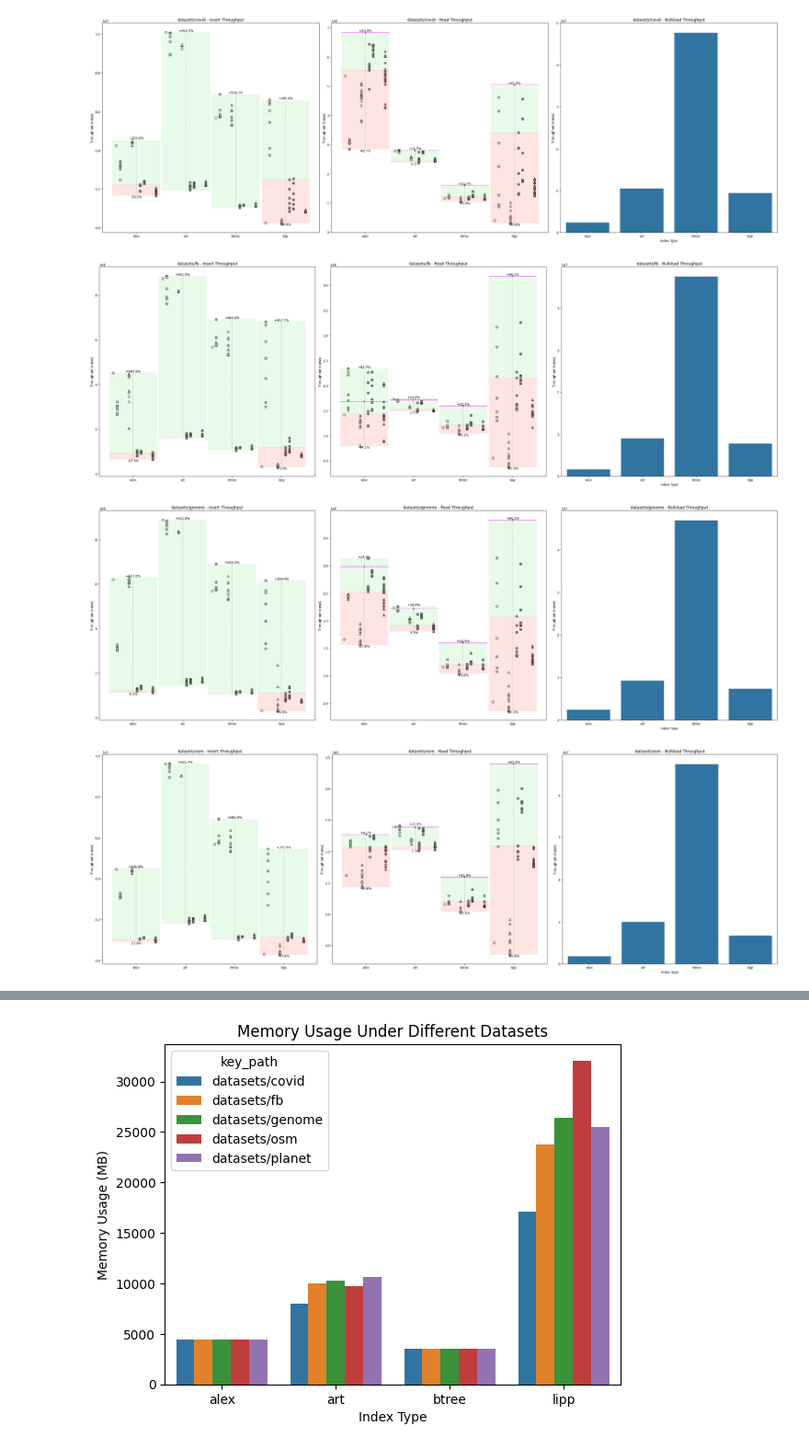
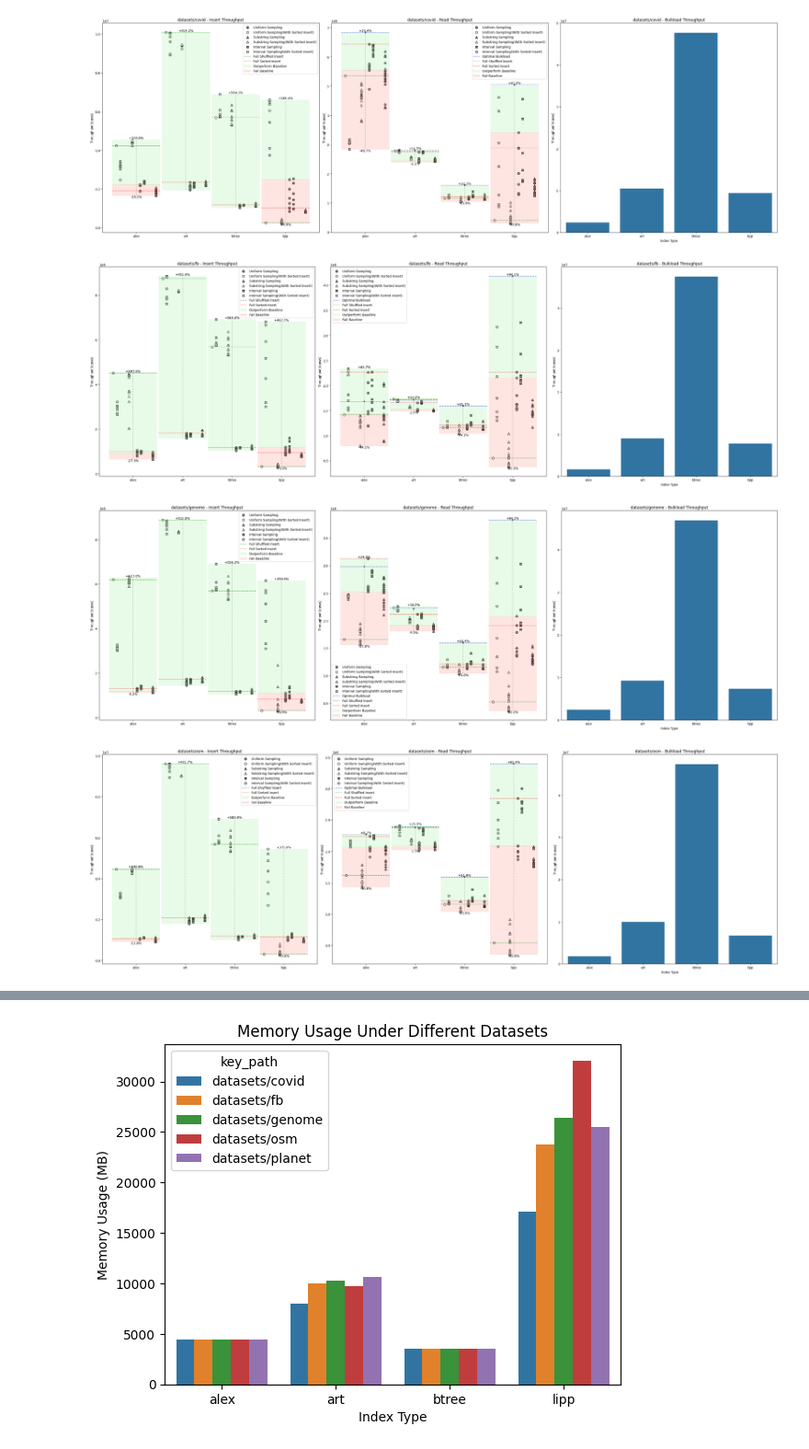
Before and after one commit to cds-ruc/RoBin, a Jupyter notebook: script/scatter.ipynb, the cells around one changed output, grey strips where cells are left out. Shown at 92% size. Cells and saved outputs as stored; diff of their text form; code cells hidden in the pictures.

```diff
--- a/script/scatter.ipynb
+++ b/script/scatter.ipynb
@@ -100,6 +100,7 @@ def get_scatter_style(row):
     if(row['test_suite'] in sorted_insert_suites):
         offset -= 6*gap_size
         # linestyle = ':'
+        label += '(With Sorted Insert)'
         color = 'white'
 
 
@@ -115,14 +116,18 @@ for dataset in datasets:
     df_bulkload = df_dataset[df_dataset['test_suite'] == 9999]
     df_other = df_dataset[df_dataset['test_suite'] != 9999]
 
-    # 得到insert_baseline
-    insert_baseline = df_dataset[(df_dataset['test_suite'] == 99) & (df_dataset['init_table_size'] == 100000000)]
+    # 得到baseline
+    baseline = df_dataset[(df_dataset['test_suite'] == 99) & (df_dataset['init_table_size'] == 100000000)]
+    full_shuffled = df_dataset[(df_dataset['test_suite'] == 999999) & (df_dataset['init_table_size'] == 0)]
+    full_sorted = df_dataset[(df_dataset['test_suite'] ==  99999) & (df_dataset['init_table_size'] == 0)]
     # 得到insert throughput的上界和下界
     insert_throughput_bounds = df_other.groupby('index_type')['insert_throughput_avg'].agg(['min', 'max'])# 这里得是df_other，避免bulkload的吞吐量对上下界的影响
 
-    # 得到read_baseline
-    read_baseline = df_dataset[(df_dataset['test_suite'] == 99) & (df_dataset['init_table_size'] == 100000000)]
+    # 得到baseline
+    # baseline = df_dataset[(df_dataset['test_suite'] == 99) & (df_dataset['init_table_size'] == 100000000)]
     read_optimal = df_dataset[df_dataset['test_suite'] == 9999]
+    # full_shuffled = df_dataset[(df_dataset['test_suite'] == 999999) & (df_dataset['init_table_size'] == 0)]
+    # full_shuffled = df_dataset[(df_dataset['test_suite'] ==  99999) & (df_dataset['init_table_size'] == 0)]
     # 得到read throughput的上界和下界
     read_throughput_bounds = df_dataset.groupby('index_type')['read_throughput_avg'].agg(['min', 'max'])
 
@@ -133,7 +138,7 @@ for dataset in datasets:
     # insert throughput scatter plot
     for i, row in df_other.iterrows():
         color, marker, linestyle,label, size, offset = get_scatter_style(row)
-        axs[0].scatter(index_type_to_num[row['index_type']] + offset, row['insert_throughput_avg'],label=label, color=color, s=size, marker=marker, linestyle=linestyle, edgecolors='black')
+        axs[0].scatter(index_type_to_num[row['index_type']] + offset, row['insert_throughput_avg'], color=color,label=label, s=size, marker=marker, linestyle=linestyle, edgecolors='black')
 
 
     axs[0].set_title(f'{dataset} - Insert Throughput')
@@ -143,35 +148,47 @@ for dataset in datasets:
     # axs[0].legend()
 
     # insert baseline
-    # for i in range(len(insert_baseline)):
-    #     baseline_throughput = insert_baseline['insert_throughput_avg'].values[i]
-    #     axs[0].plot([i - gap_size*6, i + gap_size*6], [baseline_throughput, baseline_throughput], color='r', linestyle='--')
+    for i in range(len(baseline)):
+        baseline_throughput = baseline['insert_throughput_avg'].values[i]
+        full_shuffled_throughput = full_shuffled['insert_throughput_avg'].values[i]
+        full_sorted_throughput = full_sorted['insert_throughput_avg'].values[i]
+        # axs[0].plot([i - gap_size*6, i + gap_size*6], [baseline_throughput, baseline_throughput], color='r', linestyle='--')
+        axs[0].plot([i - gap_size*6, i + gap_size*6], [full_shuffled_throughput, full_shuffled_throughput],label='Full Shuffled Insert', color='green', linestyle='--', alpha=0.5)
+        axs[0].plot([i - gap_size*6, i + gap_size*6], [full_sorted_throughput, full_sorted_throughput],label='Full Sorted Insert', color='red', linestyle='--', alpha=0.5)
 
     # 在scatterplot上添加一个填充的区域，表示吞吐量的上界和下界
     for i, (index_type, bounds) in enumerate(insert_throughput_bounds.iterrows()):
-        baseline_throughput = insert_baseline['insert_throughput_avg'].values[i]
+        baseline_throughput = baseline['insert_throughput_avg'].values[i]
         # 如果上界大于baseline，则填充浅绿色
         if bounds['max'] > baseline_throughput:
-            axs[0].fill_between([i - gap_size*6, i + gap_size*6], baseline_throughput, bounds['max'], color='lightgreen', alpha=0.2)
+            axs[0].fill_between([i - gap_size*6, i + gap_size*6], baseline_throughput, bounds['max'], label='Outperform Baseline', color='lightgreen', alpha=0.2)
             # 计算正百分比
             positive_percentage = (bounds['max'] - baseline_throughput) / baseline_throughput * 100
             # 在合适的位置添加文本
             axs[0].text(i, bounds['max'], f'+{positive_percentage:.1f}%', ha='center', va='bottom')
         # 如果下界小于baseline，则填充浅红色
         if bounds['min'] < baseline_throughput:
-            axs[0].fill_between([i - gap_size*6, i + gap_size*6], bounds['min'], baseline_throughput, color='salmon', alpha=0.2)
+            axs[0].fill_between([i - gap_size*6, i + gap_size*6], bounds['min'], baseline_throughput, label='Fail Baseline', color='salmon', alpha=0.2)
             # 计算负百分比
             negative_percentage = (bounds['min'] - baseline_throughput) / baseline_throughput * 100
             # 在合适的位置添加文本
             axs[0].text(i, bounds['min'], f'{negative_percentage:.1f}%', ha='center', va='top')
         # 区域内补充一条居中垂直的虚线，用来区分两块区域
         axs[0].plot([i, i], [insert_throughput_bounds['min'][index_type], insert_throughput_bounds['max'][index_type]], color='black', linestyle='--', alpha=0.2)
+
+    # plot legend
+    handles, labels = axs[0].get_legend_handles_labels()
+    unique_labels = {}
+    for handle, label in zip(handles, labels):
+        if label not in unique_labels:
+            unique_labels[label] = handle
+    axs[0].legend(unique_labels.values(), unique_labels.keys())
 #################################################################################################
 
     # read throughput scatter plot
     for i, row in df_dataset.iterrows():
         color, marker, linestyle,label, size, offset = get_scatter_style(row)
-        axs[1].scatter(index_type_to_num[row['index_type']] + offset, row['read_throughput_avg'],label=label, color=color, s=size, marker=marker, linestyle=linestyle, edgecolors='black')
+        axs[1].scatter(index_type_to_num[row['index_type']] + offset, row['read_throughput_avg'], color=color,label=label, s=size, marker=marker, linestyle=linestyle, edgecolors='black')
 
     axs[1].set_title(f'{dataset} - Read Throughput')
     axs[1].set_ylabel('Throughput (ops/s)')
@@ -181,44 +198,54 @@ for dataset in datasets:
 
 
     # read baseline
-    for i in range(len(read_baseline)):
-        baseline_throughput = read_baseline['read_throughput_avg'].values[i]
+    for i in range(len(baseline)):
+        baseline_throughput = baseline['read_throughput_avg'].values[i]
         optimal_throuput = read_optimal['read_throughput_avg'].values[i]
+        full_shuffled_throughput = full_shuffled['read_throughput_avg'].values[i]
+        full_sorted_throughput = full_sorted['read_throughput_avg'].values[i]
         # axs[1].plot([i - gap_size*6, i + gap_size*6], [baseline_throughput, baseline_throughput], color='b', linestyle='--')
-        axs[1].plot([i - gap_size*6, i + gap_size*6], [optimal_throuput, optimal_throuput], color='magenta', linestyle='--')
-
+        axs[1].plot([i - gap_size*6, i + gap_size*6], [optimal_throuput, optimal_throuput],label='Optimal Bulkload', color='blue', linestyle='--', alpha=0.5)
+        axs[1].plot([i - gap_size*6, i + gap_size*6], [full_shuffled_throughput, full_shuffled_throughput],label='Full Shuffled Insert', color='green', linestyle='--', alpha=0.5)
+        axs[1].plot([i - gap_size*6, i + gap_size*6], [full_sorted_throughput, full_sorted_throughput],label='Full Sorted Insert', color='red', linestyle='--', alpha=0.5)
     # 在scatterplot上添加一个填充的区域，表示吞吐量的上界和下界
     for i, (index_type, bounds) in enumerate(read_throughput_bounds.iterrows()):
-        baseline_throughput = read_baseline['read_throughput_avg'].values[i]
+        baseline_throughput = baseline['read_throughput_avg'].values[i]
         # 如果上界大于baseline，则填充浅绿色
         if bounds['max'] > baseline_throughput:
-            axs[1].fill_between([i - gap_size*6, i + gap_size*6], baseline_throughput, bounds['max'], color='lightgreen', alpha=0.2)
+            axs[1].fill_between([i - gap_size*6, i + gap_size*6], baseline_throughput, bounds['max'], label='Outperform Baseline', color='lightgreen', alpha=0.2)
             # 计算正百分比
             positive_percentage = (bounds['max'] - baseline_throughput) / baseline_throughput * 100
             # 在合适的位置添加文本
             axs[1].text(i, bounds['max'], f'+{positive_percentage:.1f}%', ha='center', va='bottom')
         # 如果下界小于baseline，则填充浅红色
         if bounds['min'] < baseline_throughput:
-            axs[1].fill_between([i - gap_size*6, i + gap_size*6], bounds['min'], baseline_throughput, color='salmon', alpha=0.2)
+            axs[1].fill_between([i - gap_size*6, i + gap_size*6], bounds['min'], baseline_throughput, label='Fail Baseline', color='salmon', alpha=0.2)
             # 计算负百分比
             negative_percentage = (bounds['min'] - baseline_throughput) / baseline_throughput * 100
             # 在合适的位置添加文本
             axs[1].text(i, bounds['min'], f'{negative_percentage:.1f}%', ha='center', va='top')
         # 区域内补充一条居中垂直的虚线，用来区分两块区域
         axs[1].plot([i, i], [read_throughput_bounds['min'][index_type], read_throughput_bounds['max'][index_type]], color='black', linestyle='--', alpha=0.2)
 
+    # plot legend
+    handles, labels = axs[1].get_legend_handles_labels()
+    unique_labels = {}
+    for handle, label in zip(handles, labels):
+        if label not in unique_labels:
+            unique_labels[label] = handle
+    axs[1].legend(unique_labels.values(), unique_labels.keys())
 #################################################################################################
 
     # bulkload吞吐量图
     sns.barplot(x='index_type', y='insert_throughput_avg', data=df_bulkload, ax=axs[2])
     axs[2].set_title(f'{dataset} - Bulkload Throughput')
     axs[2].set_ylabel('Throughput (ops/s)')
     axs[2].set_xlabel('Index Type')
 
     plt.tight_layout()  # 确保子图不会重叠
     plt.show()
 # %% [output]
-[figure, old version]
+[figure, new version]
-[figure, old version]
+[figure, new version]
-[figure, old version]
+[figure, new version]
-[figure, old version]
+[figure, new version]
```
Also changed, not shown: parts of 1 cell of this notebook.
